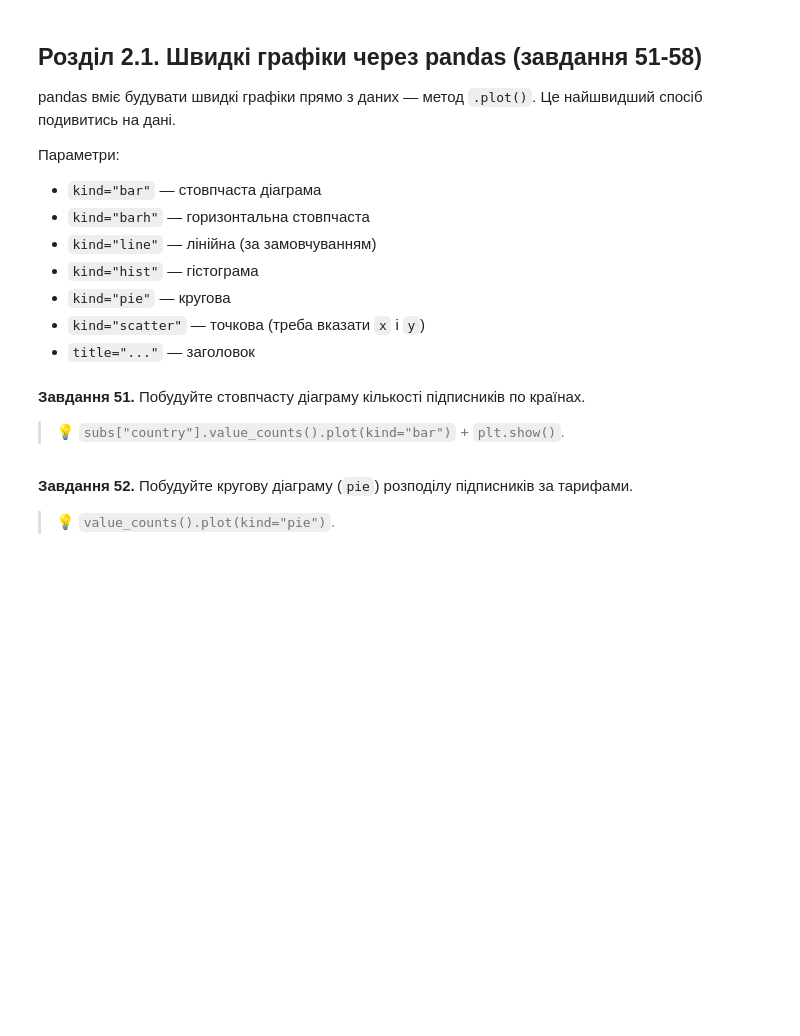
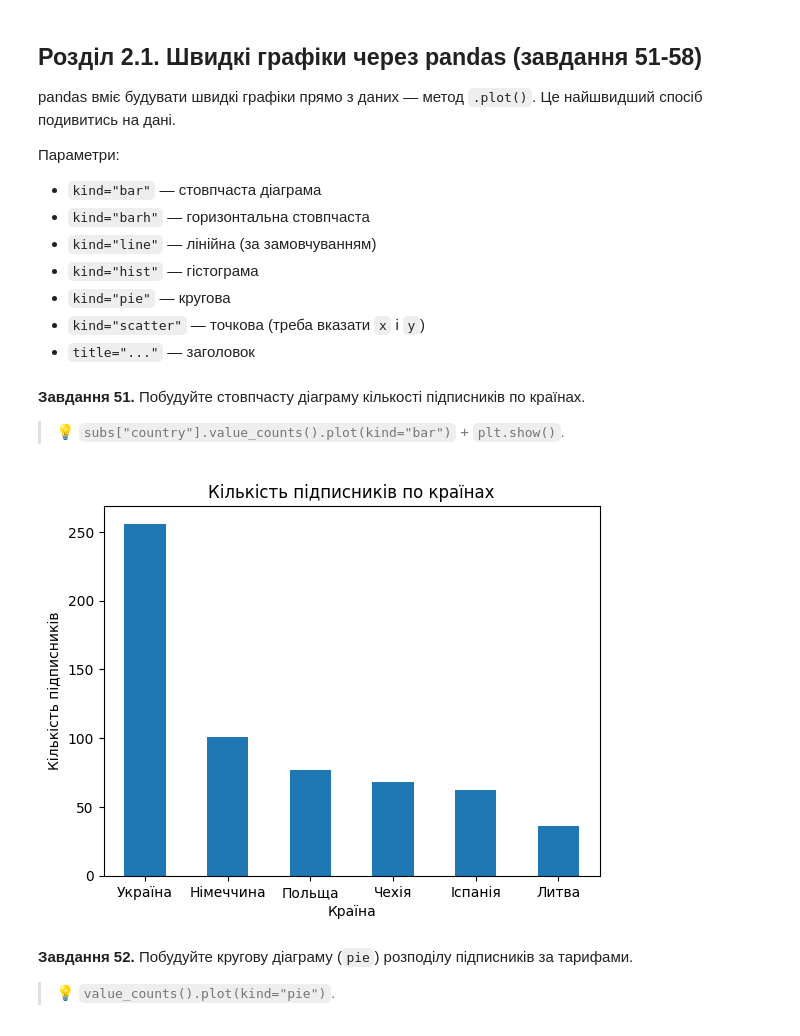
Before and after one commit to T-Svitlichna/DTA_Python, a Jupyter notebook: HomeWork/80task_Nazar_29052026pandas_viz_practice.ipynb, the cells around one changed output. Saved outputs shown, nothing was run; the diff lists cells and outputs as text; code cells hidden in the pictures; blank space fills up the shorter version.

```diff
--- a/HomeWork/80task_Nazar_29052026pandas_viz_practice.ipynb
+++ b/HomeWork/80task_Nazar_29052026pandas_viz_practice.ipynb
@@ -733,0 +800,4 @@ pd.pivot_table(subs, index="plan", columns="is_active", values="subscriber_id",
+# %%
+# Завдання 42:
+subs["years_with_us"] = (pd.Timestamp("2024-12-31") - subs["join_date"]).dt.days / 365
+subs.head().round(2)
@@ -815,3 +965,12 @@ pandas вміє будувати швидкі графіки прямо з да
+# %%
+# Завдання 51:
+subs["country"].value_counts().plot(kind="bar", rot=0)
+plt.title("Кількість підписників по країнах")
+plt.xlabel("Країна")
+plt.ylabel("Кількість підписників")
+plt.show()
+# %% [output]
+[figure, added]
 # %% [markdown]
 **Завдання 52.** Побудуйте кругову діаграму (`pie`) розподілу підписників за тарифами.
 
```
Also changed, not shown: parts of 82 cells of this notebook.
